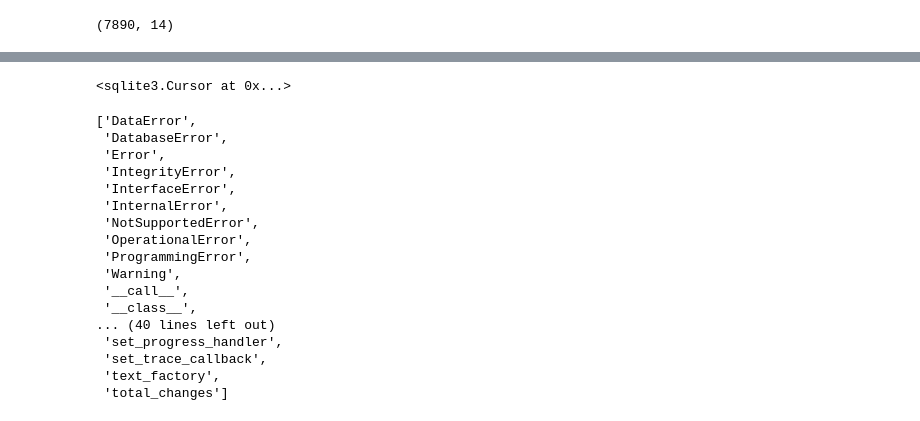
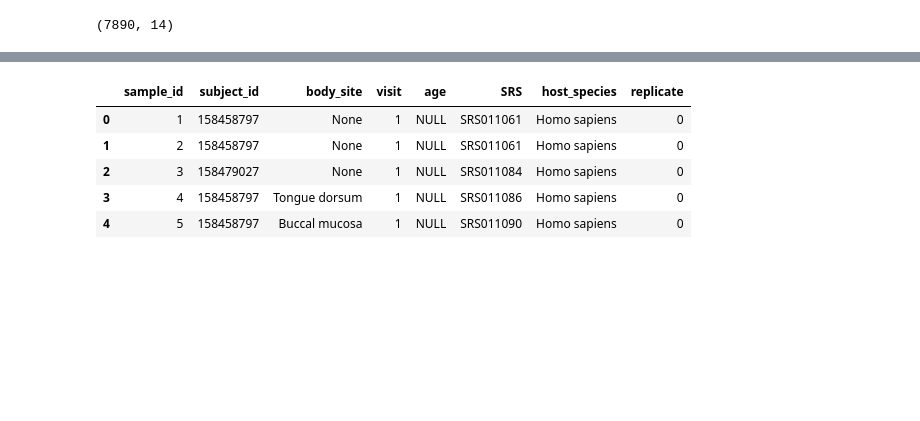
Before and after one commit to surh/micropopgen, a Jupyter notebook: hmp_metadata/create_database.ipynb, the cells around one changed output, grey strips where cells are left out. Drawn from its saved outputs; the diff is of its cells as text; code cells hidden in the pictures; blank space fills up the shorter version.

Commit message:
Script nows adds rws from samples table.

```diff
--- a/hmp_metadata/create_database.ipynb
+++ b/hmp_metadata/create_database.ipynb
@@ -237,3 +213,4 @@ create_table = '''CREATE TABLE sample
 # %%
-conn = sqlite3.connect('microbiomes.db')
+conn = sqlite3.connect('/home/sur/micropopgen/data/database/metagenomes.db')
 c = conn.cursor()
+#samples_small.columns
@@ -284,2 +241,12 @@ conn.commit()
+# %%
+#samples_small.head()
+pd.read_sql_query("select * from sample limit 5;", conn)
+# %% [output]
+|  | sample_id | subject_id | body_site | visit | age | SRS | host_species | replicate |
+| 0 | 1 | 158458797 | None | 1 | NULL | SRS011061 | Homo sapiens | 0 |
+| 1 | 2 | 158458797 | None | 1 | NULL | SRS011061 | Homo sapiens | 0 |
+| 2 | 3 | 158479027 | None | 1 | NULL | SRS011084 | Homo sapiens | 0 |
+| 3 | 4 | 158458797 | Tongue dorsum | 1 | NULL | SRS011086 | Homo sapiens | 0 |
+| 4 | 5 | 158458797 | Buccal mucosa | 1 | NULL | SRS011090 | Homo sapiens | 0 |
 # %%
 conn.close()
@@ -289,5 +252,0 @@ c = conn.cursor()
-# %%
-select_all = """SELECT * FROM subject"""
-c.execute(select_all)
-# %% [output]
-<sqlite3.Cursor at 0x...>
@@ -297,20 +252,0 @@ conn.close()
-# %%
-dir(conn)
-# %% [output]
-['DataError',
- 'DatabaseError',
- 'Error',
- 'IntegrityError',
- 'InterfaceError',
- 'InternalError',
- 'NotSupportedError',
- 'OperationalError',
- 'ProgrammingError',
- 'Warning',
- '__call__',
- '__class__',
-... (40 lines left out)
- 'set_progress_handler',
- 'set_trace_callback',
- 'text_factory',
- 'total_changes']
```
Also changed, not shown: parts of 18 cells of this notebook, 1 other file.
